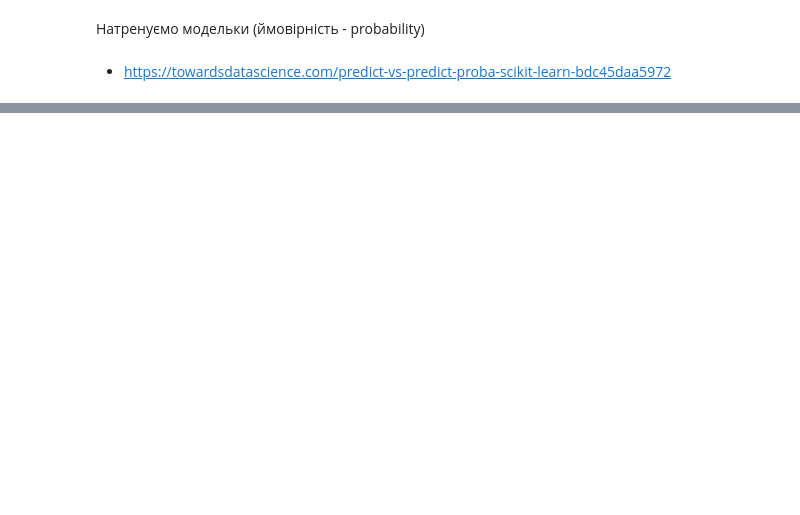
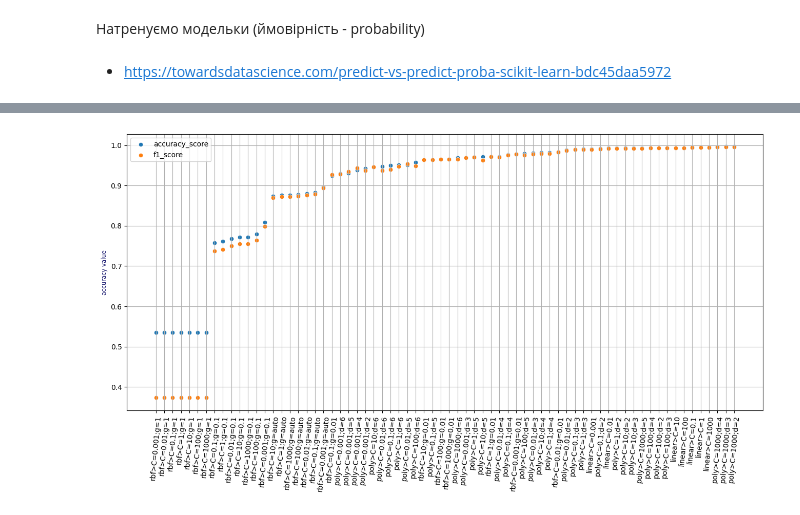
Before and after one commit to DenysTantsiura/datas, a Jupyter notebook: Hw_5/Hw5.1.ipynb, the cells around one changed output, grey strips where cells are left out. Cells and saved outputs as stored; diff of their text form; code cells hidden in the pictures; blank space fills up the shorter version.

```diff
--- a/Hw_5/Hw5.1.ipynb
+++ b/Hw_5/Hw5.1.ipynb
@@ -212,0 +236,6 @@ valid_results = pd.DataFrame(valid_results).T
+# %%
+# Порівняння точності за тестовими вибірками для різних моделей
+test_results = test_results.sort_values(by=['accuracy_score', 'f1_score'])
+show_compare_accuracy_scatter(x=test_results.index, data=test_results)
+# %% [output]
+[figure, added]
```
Also changed, not shown: parts of 41 cells of this notebook, 5 other files.
